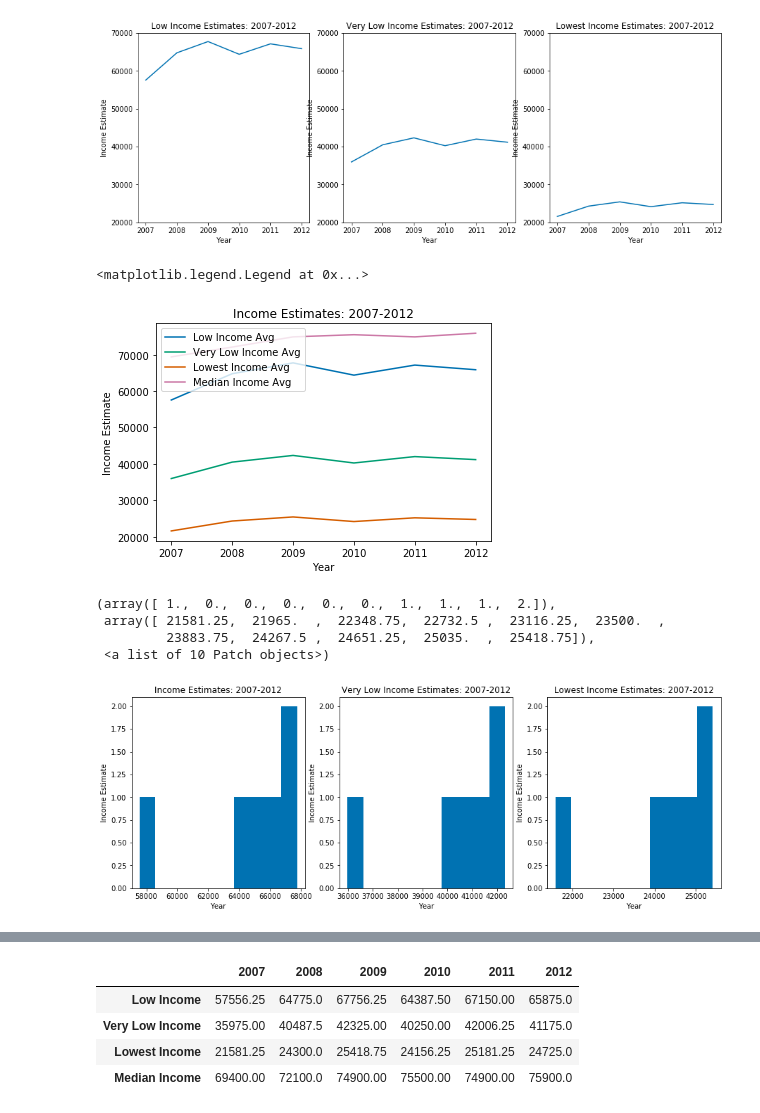
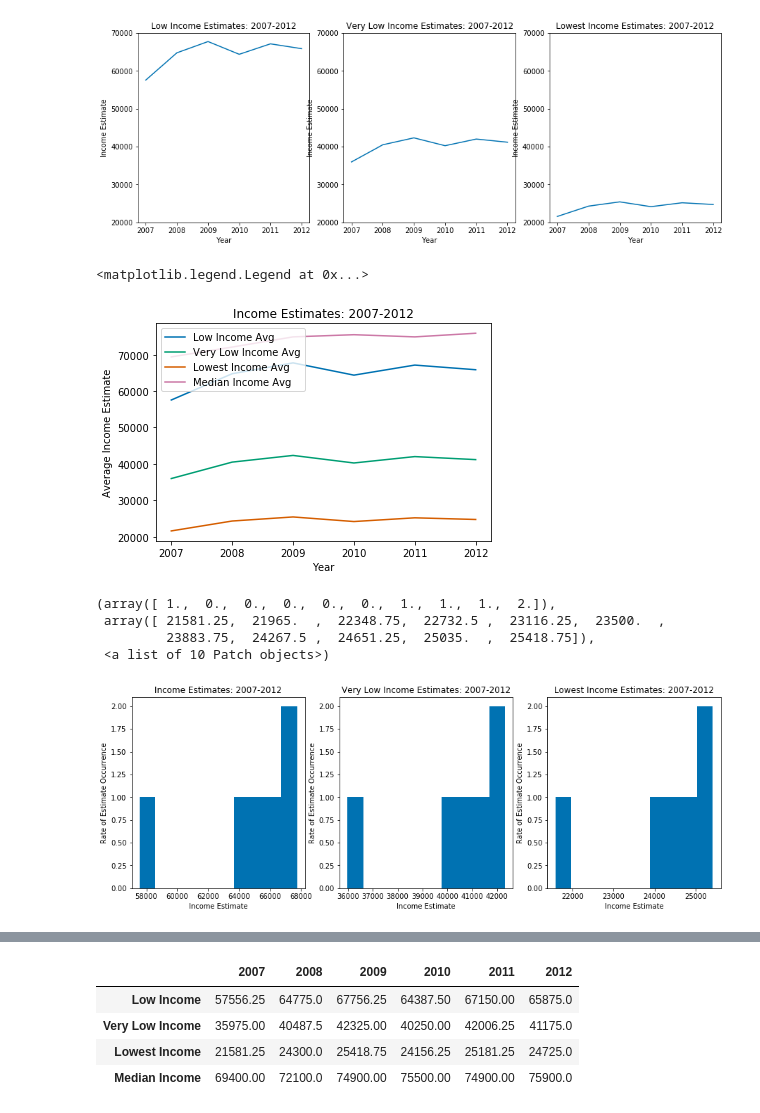
Before and after one commit to mec029/COGS108-Gentrification, a Jupyter notebook: IncomeEstimates.ipynb, the cells around one changed output, grey strips where cells are left out. Saved outputs shown, nothing was run; the diff lists cells and outputs as text; code cells hidden in the pictures.

```diff
--- a/IncomeEstimates.ipynb
+++ b/IncomeEstimates.ipynb
@@ -377,11 +384,11 @@ plt.ylim([20000,70000])
 (20000, 70000)
 [figure]
 # %%
-# Display visualization for Low Income Bracket across the years
+# Display visualization for all brackets across the years
 df_income_all = df_all.copy(deep=True)
 plt.title('Income Estimates: 2007-2012')
 plt.xlabel('Year')
-plt.ylabel('Income Estimate')
+plt.ylabel('Average Income Estimate')
 plt.plot(df_income_all.T['Low Income'])
 plt.plot(df_income_all.T['Very Low Income'])
 plt.plot(df_income_all.T['Lowest Income'])
@@ -390,33 +397,33 @@ plt.legend(['Low Income Avg', 'Very Low Income Avg',
             'Lowest Income Avg', 'Median Income Avg'], loc='upper left')
 # %% [output]
 <matplotlib.legend.Legend at 0x...>
-[figure, old version]
+[figure, new version]
 # %%
-# Display visualization for Low Income Bracket across the years
+# Display visualization for "Low Income Estimate" Bracket across the years
 df_income_all = df_all.copy(deep=True)
 plt.figure(1,figsize=(15,5))
 plt.subplot(1,3,1)
 plt.title('Income Estimates: 2007-2012')
-plt.xlabel('Year')
-plt.ylabel('Income Estimate')
+plt.xlabel('Income Estimate')
+plt.ylabel('Rate of Estimate Occurrence')
 plt.hist(df_income_all.iloc[0])
 
-# Display visualization for Very Low Income Bracket across the years
+# Display visualization for "Very Low Income Estimate" Bracket across the years
 plt.subplot(1,3,2)
 plt.title('Very Low Income Estimates: 2007-2012')
-plt.xlabel('Year')
-plt.ylabel('Income Estimate')
+plt.xlabel('Income Estimate')
+plt.ylabel('Rate of Estimate Occurrence')
 plt.hist(df_income_all.T['Very Low Income'])
 
-# Display visualization for Lowest Income Bracket across the years
+# Display visualization for "Lowest Income Estimate" Bracket across the years
 plt.subplot(1,3,3)
 plt.title('Lowest Income Estimates: 2007-2012')
-plt.xlabel('Year')
-plt.ylabel('Income Estimate')
+plt.xlabel('Income Estimate')
+plt.ylabel('Rate of Estimate Occurrence')
 plt.hist(df_income_all.iloc[2])
 # %% [output]
 (array([ 1.,  0.,  0.,  0.,  0.,  0.,  1.,  1.,  1.,  2.]),
  array([ 21581.25,  21965.  ,  22348.75,  22732.5 ,  23116.25,  23500.  ,
          23883.75,  24267.5 ,  24651.25,  25035.  ,  25418.75]),
  <a list of 10 Patch objects>)
-[figure, old version]
+[figure, new version]
```
Also changed, not shown: parts of 25 cells of this notebook.
